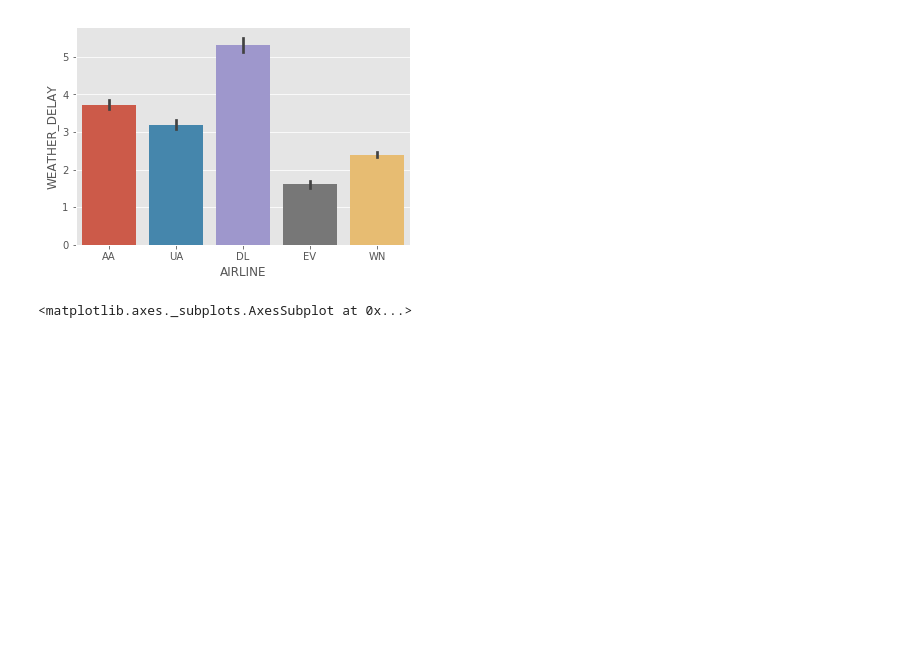
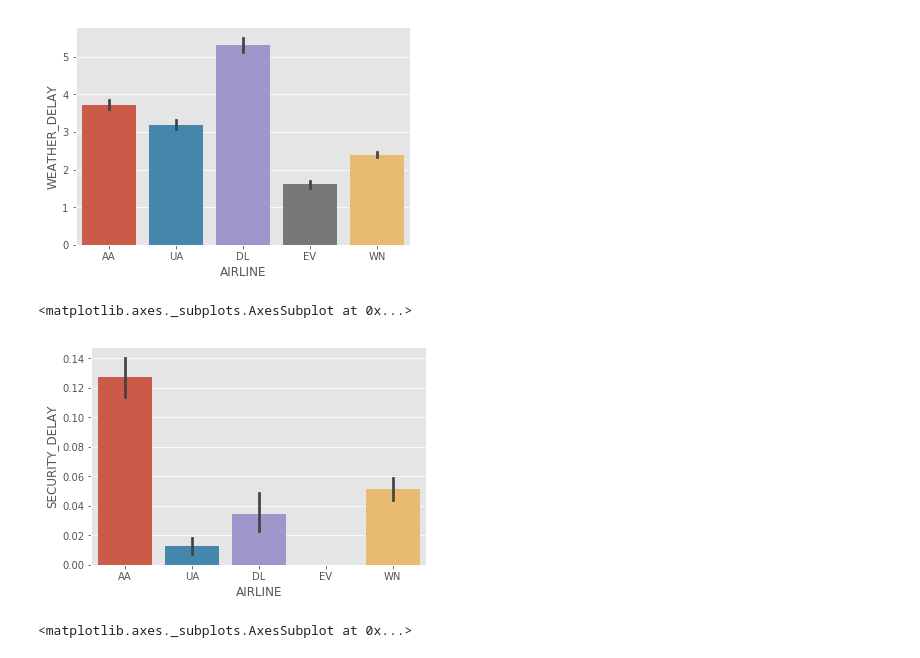
Before and after one commit to julepe7993/byu_econ_applied_machine_learning, a Jupyter notebook: homeworks/Homework_1_JAlvarez.ipynb, the cells around one changed output. Cells and saved outputs as stored; diff of their text form; code cells hidden in the pictures; blank space fills up the shorter version.

```diff
--- a/homeworks/Homework_1_JAlvarez.ipynb
+++ b/homeworks/Homework_1_JAlvarez.ipynb
@@ -414,6 +601,11 @@ sns.barplot(flights_df.index, flights_df.WEATHER_DELAY)
 # %% [output]
 <matplotlib.axes._subplots.AxesSubplot at 0x...>
 [figure]
+# %%
+sns.barplot(flights_df.index, flights_df.SECURITY_DELAY)
+# %% [output]
+<matplotlib.axes._subplots.AxesSubplot at 0x...>
+[figure, added]
 # %%
 sns.barplot(flights_df.index, flights_df.LATE_AIRCRAFT_DELAY)
 # %% [output]
```
Also changed, not shown: parts of 44 cells of this notebook.
